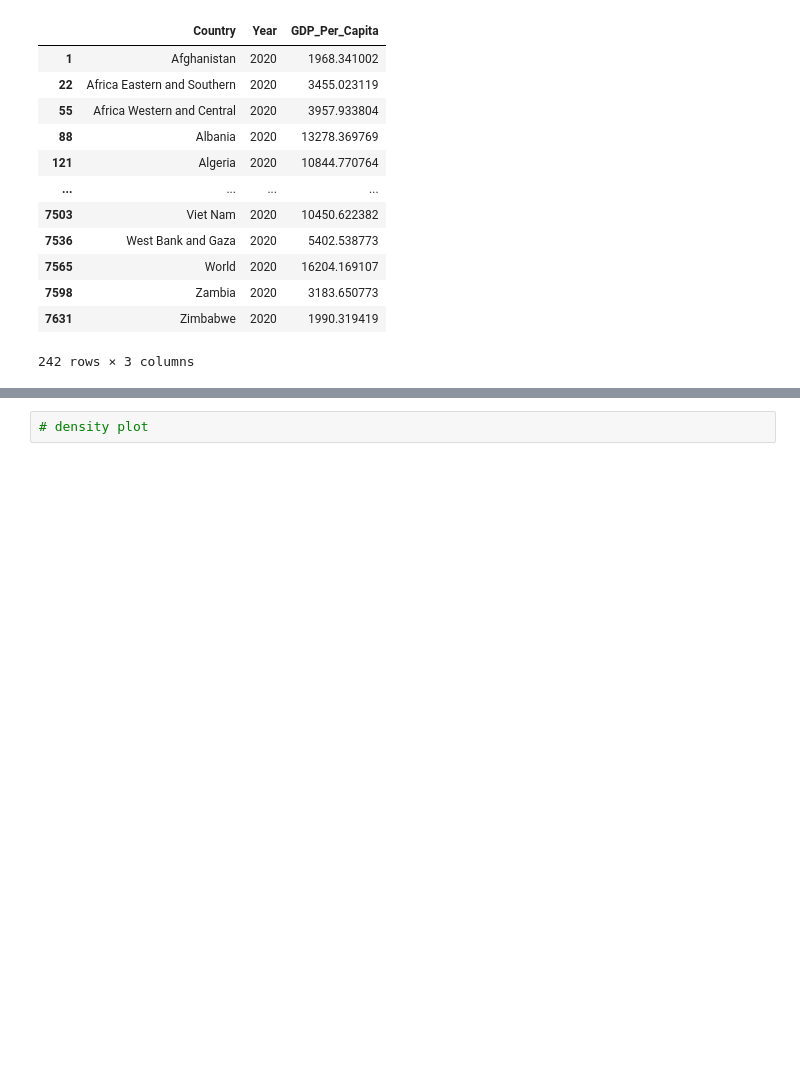
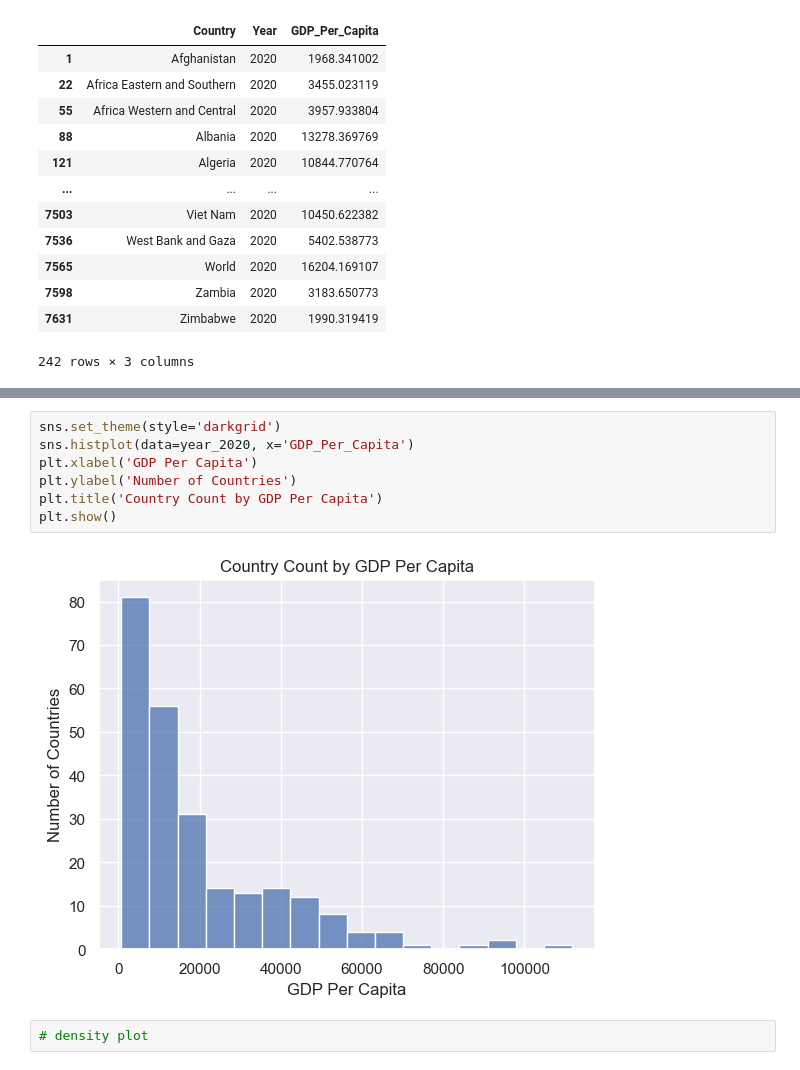
Before and after one commit to NSS-Data-Analytics-Cohort-12/un-python-Jtoppins24, a Jupyter notebook: notebooks/un_python.ipynb, the cells around one changed output, grey strips where cells are left out. Drawn from its saved outputs; the diff is of its cells as text; blank space fills up the shorter version.

```diff
--- a/notebooks/un_python.ipynb
+++ b/notebooks/un_python.ipynb
@@ -168,3 +175,12 @@ plt.show
+# %%
+sns.set_theme(style='darkgrid')
+sns.histplot(data=year_2020, x='GDP_Per_Capita')
+plt.xlabel('GDP Per Capita')
+plt.ylabel('Number of Countries')
+plt.title('Country Count by GDP Per Capita')
+plt.show()
+# %% [output]
+[figure, added]
 # %%
 # density plot
 # %%
```
Also changed, not shown: parts of 36 cells of this notebook.
